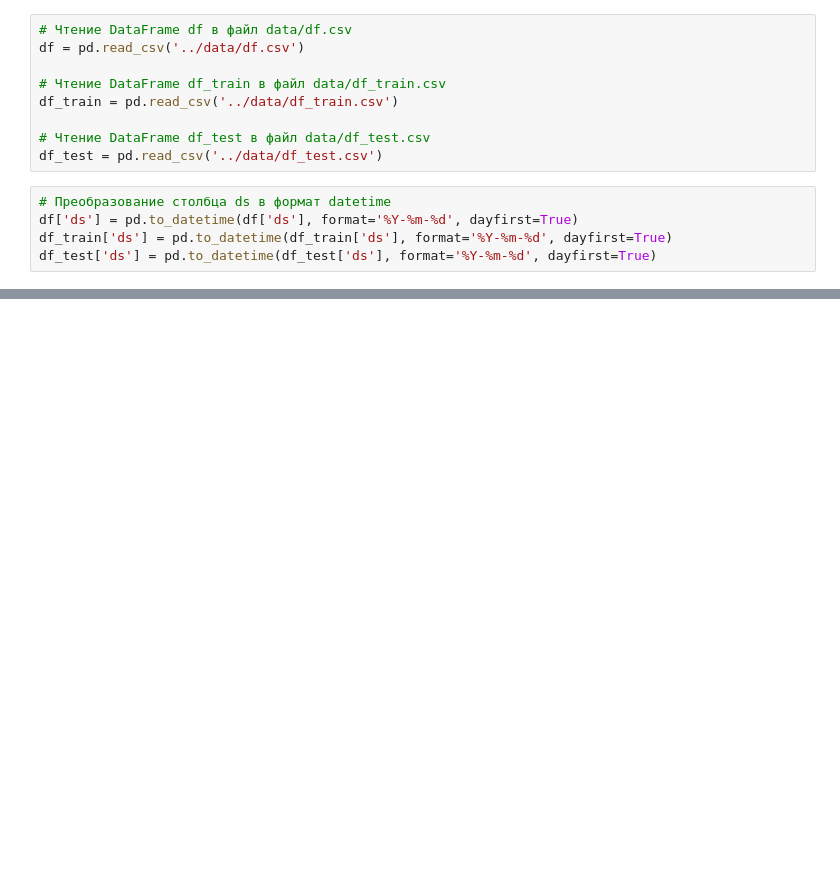
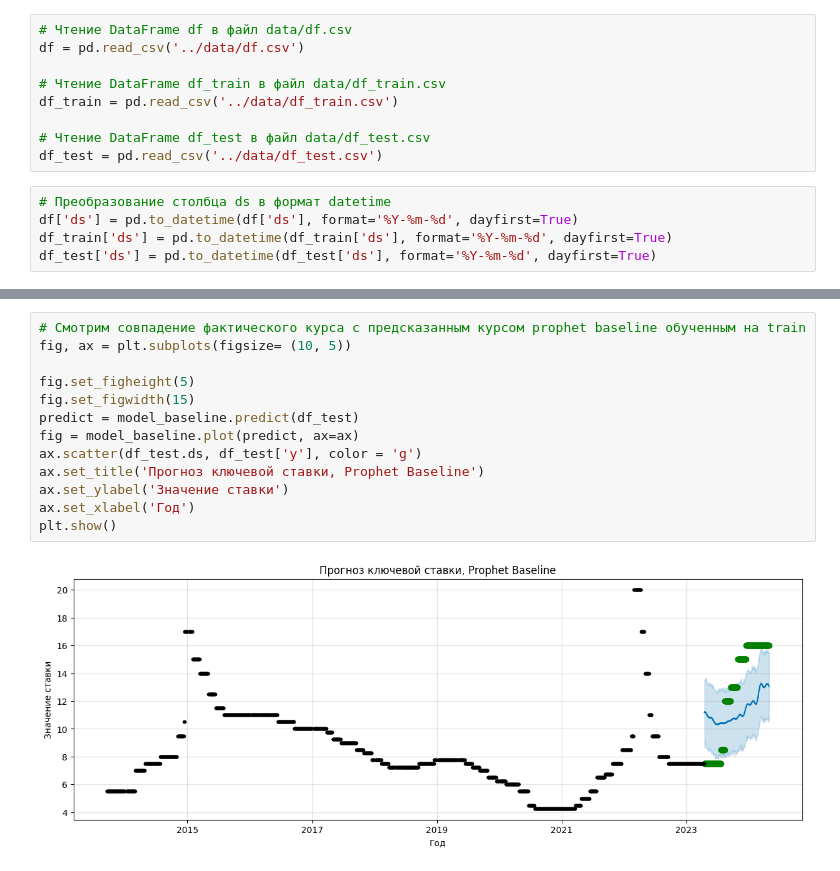
Before and after one commit to myxa95/01_Prediction_of_the_key_rate_in_the_Russian_Federation, a Jupyter notebook: notebooks/Baseline_Tuning.ipynb, the cells around one changed output, grey strips where cells are left out. Drawn from its saved outputs; the diff is of its cells as text; blank space fills up the shorter version.

```diff
--- a/notebooks/Baseline_Tuning.ipynb
+++ b/notebooks/Baseline_Tuning.ipynb
@@ -40,0 +86,15 @@ df_test['ds'] = pd.to_datetime(df_test['ds'], format='%Y-%m-%d', dayfirst=True)
+# %%
+# Смотрим совпадение фактического курса с предсказанным курсом prophet baseline обученным на train
+fig, ax = plt.subplots(figsize= (10, 5))
+
+fig.set_figheight(5)
+fig.set_figwidth(15)
+predict = model_baseline.predict(df_test)
+fig = model_baseline.plot(predict, ax=ax)
+ax.scatter(df_test.ds, df_test['y'], color = 'g')
+ax.set_title('Прогноз ключевой ставки, Prophet Baseline')
+ax.set_ylabel('Значение ставки')
+ax.set_xlabel('Год')
+plt.show()
+# %% [output]
+[figure, added]
```
Also changed, not shown: parts of 41 cells of this notebook, 6 other files.
